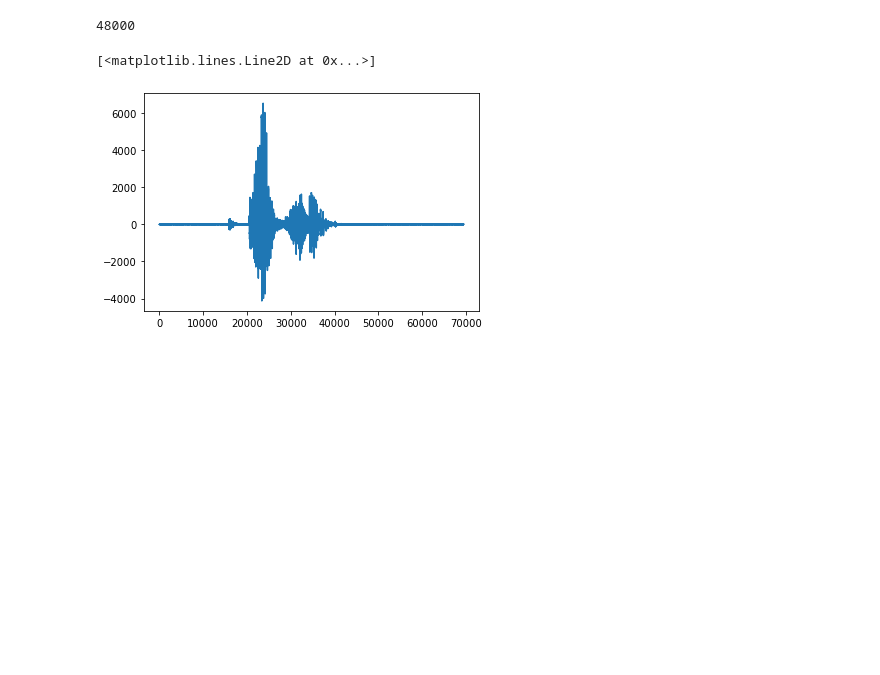
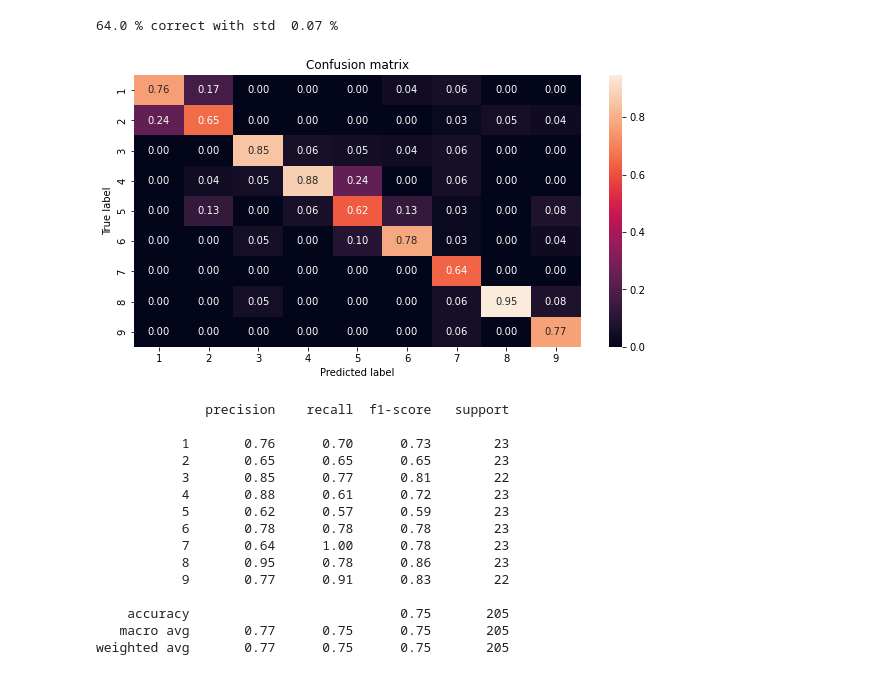
Before and after one commit to alluvm/speech_processing, a Jupyter notebook: processing.ipynb, the cells around one changed output. Saved outputs shown, nothing was run; the diff lists cells and outputs as text; code cells hidden in the pictures; blank space fills up the shorter version.

Commit message:
New data and edited ml func

```diff
--- a/processing.ipynb
+++ b/processing.ipynb
@@ -39,14 +39,6 @@ Requirement already satisfied: kiwisolver>=1.0.1 in /opt/software/lib/python3.9/
 data_path = "./data/1/"
 data_folder = os.getcwd() + "/data"
 fs = 48000
-
-fs, sig = wavfile.read("./data/1/Audio Track.wav")
-print(fs)
-plt.plot(sig)
-# %% [output]
-48000
-[<matplotlib.lines.Line2D at 0x...>]
-[figure, removed]
 # %%
 # Utility Functions
 import librosa
@@ -72,11 +64,11 @@ def create_dataset(root):
             features[features!=features] = 0
             features   = np.insert(features, 0, len(cleaned))
 
-            feat_noisy = MFCC(generate_noisy(cleaned, 0.05), fs)
+            feat_noisy = MFCC(generate_noisy(cleaned, 0.1), fs)
             feat_noisy[feat_noisy!=feat_noisy] = 0
             feat_noisy = np.insert(feat_noisy, 0, len(cleaned))
 
-            feat_noisy2 = MFCC(generate_noisy(cleaned, 0.1), fs)
+            feat_noisy2 = MFCC(generate_noisy(cleaned, 0.2), fs)
             feat_noisy2[feat_noisy2!=feat_noisy2] = 0
             feat_noisy2 = np.insert(feat_noisy, 0, len(cleaned))
 
@@ -125,17 +117,17 @@ def remove_noise(data):
     """
     return nr.reduce_noise(y=data, sr=fs)
 
-def predict_input(audioname, model, scaler):
+def predict_input(audioname, model, scaler, length):
     _, test_sample = wavfile.read(f"./predict/{audioname}.wav")
     clean = clean_data(test_sample)
     features = MFCC(clean, fs)
     features[features!=features] = 0
     features = np.insert(features, 0, len(clean))
-    features = np.pad(features, (0, 1214-len(features)))
+    features = np.pad(features, (0, length-len(features)))
     features = np.tile(features, (10,1))
     features = scaler.transform(features)
 
-    pred = model.predict(features)
+    pred = model.predict(X=features)
     vals, counts = np.unique(pred, return_counts = True)
     return vals[0]
 # %%
@@ -211,10 +203,10 @@ features = dataset.values
 # %%
 from sklearn.preprocessing import LabelEncoder, StandardScaler
 
-from sklearn.ensemble import RandomForestClassifier
+from sklearn.ensemble import RandomForestClassifier, ExtraTreesClassifier
 from sklearn.neural_network import MLPClassifier as MLP
 from sklearn.model_selection import cross_val_score
-from sklearn.metrics import confusion_matrix, ConfusionMatrixDisplay, classification_report
+from sklearn.metrics import confusion_matrix, classification_report
 random_state = 1
 encoder = LabelEncoder()
 
@@ -230,9 +222,9 @@ cms = np.zeros(shape=(9,9))
 clrs = []
 
 X_train, X_test, y_train, y_test = train_test_split(X, y,
-                                                        test_size=0.33,
-                                                        stratify=y,
-                                                        random_state=random_state)
+                                                    test_size=0.33,
+                                                    stratify=y,
+                                                    random_state=random_state)
 
 scaler = StandardScaler()
 scaler.fit(X_train)
@@ -241,11 +233,12 @@ X_train = scaler.transform(X_train)
 X_test = scaler.transform(X_test)
 
 
-model = RandomForestClassifier(n_estimators=300,
-                                   max_features="log2",
-                                   criterion="gini",
+model =  ExtraTreesClassifier(n_estimators=450,
+                                   max_features="sqrt",
+                                   criterion="entropy",
                                    class_weight="balanced",
                                    random_state=random_state)
+
 
 model.fit(X_train, y_train)
 y_pred = model.predict(X_test)
@@ -253,5 +246,8 @@ y_pred = model.predict(X_test)
 cm = confusion_matrix(y_test, y_pred, labels=labels)
 cms += cm
 clrs.append(classification_report(y_test, y_pred, target_names=labels))
-
-results.append(cross_val_score(model, X, y, cv=5).mean())
+scores = cross_val_score(model, X, y, cv=5)
+results.append(scores.mean())
+print(round(results[0],2)*100,"% correct with std ", round(scores.std(),2), "%")
+# %% [output]
+64.0 % correct with std  0.07 %
@@ -266,26 +254,47 @@ plt.show()
 # %%
 import seaborn as sns
 
 """
+    TP = True positive   FP = False positive
+    TF = True negative   FN = False negative
+
+
     precision = TP/(TP+FP)
     recall = TP/(TP+FN)
     f1-score = (2*recall*precision)/(recall+precision)
     accuracy = (TP+TN)/(TP+TN+FP+FN)
 """
 # Normalize confusion matrix
 cms = cms / cms.sum(axis=0)
 
 plt.subplots(figsize=(10,5))
 sns.heatmap(cms, annot=True,
            fmt=".2f",
            xticklabels = labels,
            yticklabels = labels)
 
 plt.title("Confusion matrix")
 plt.xlabel("Predicted label")
 plt.ylabel("True label")
 plt.savefig("CM")
 plt.show()
 
 print(clrs[-1])
+# %% [output]
+[figure, added]
+              precision    recall  f1-score   support
+
+           1       0.76      0.70      0.73        23
+           2       0.65      0.65      0.65        23
+           3       0.85      0.77      0.81        22
+           4       0.88      0.61      0.72        23
+           5       0.62      0.57      0.59        23
+           6       0.78      0.78      0.78        23
+           7       0.64      1.00      0.78        23
+           8       0.95      0.78      0.86        23
+           9       0.77      0.91      0.83        22
+
+    accuracy                           0.75       205
+   macro avg       0.77      0.75      0.75       205
+weighted avg       0.77      0.75      0.75       205
 # %%
```
Also changed, not shown: parts of 5 cells of this notebook, 10 other files.
